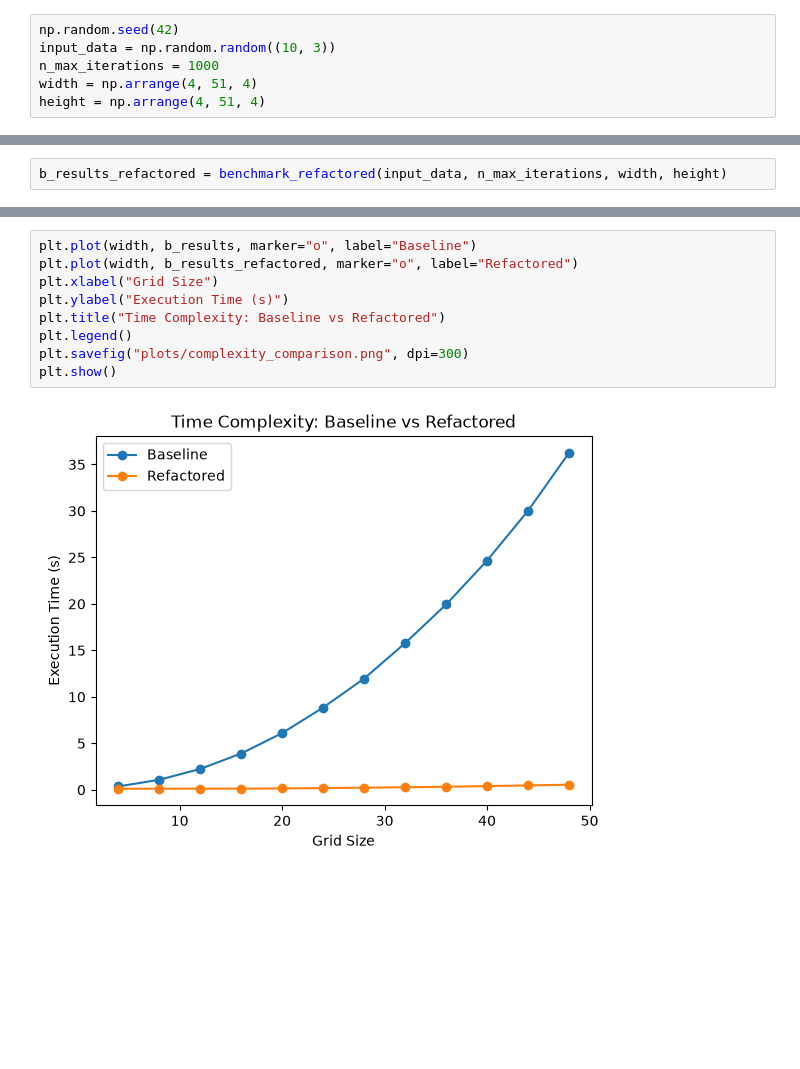
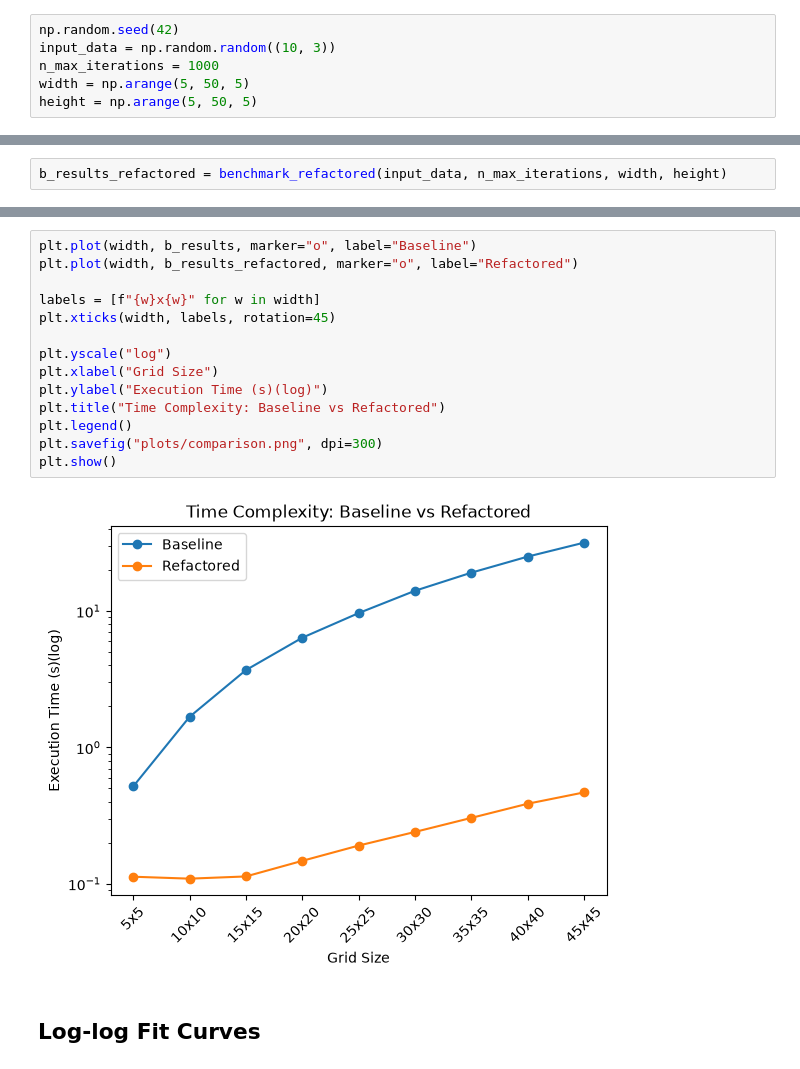
Before and after one commit to mhasanbulli/mantel-kohonen, a Jupyter notebook: benchmark.ipynb, the cells around one changed output, grey strips where cells are left out. Saved outputs shown, nothing was run; the diff lists cells and outputs as text; blank space fills up the shorter version.

```diff
--- a/benchmark.ipynb
+++ b/benchmark.ipynb
@@ -13,8 +13,8 @@ from kohonen_refactored import train as train_refactored, Config
 np.random.seed(42)
 input_data = np.random.random((10, 3))
 n_max_iterations = 1000
-width = np.arrange(4, 51, 4)
-height = np.arrange(4, 51, 4)
+width = np.arange(5, 50, 5)
+height = np.arange(5, 50, 5)
 # %% [markdown]
 ## Benchmarking Baseline `train()`
 # %%
@@ -76,11 +84,18 @@ plt.show()
 # %%
 plt.plot(width, b_results, marker="o", label="Baseline")
 plt.plot(width, b_results_refactored, marker="o", label="Refactored")
+
+labels = [f"{w}x{w}" for w in width]
+plt.xticks(width, labels, rotation=45)
+
+plt.yscale("log")
 plt.xlabel("Grid Size")
-plt.ylabel("Execution Time (s)")
+plt.ylabel("Execution Time (s)(log)")
 plt.title("Time Complexity: Baseline vs Refactored")
 plt.legend()
-plt.savefig("plots/complexity_comparison.png", dpi=300)
+plt.savefig("plots/comparison.png", dpi=300)
 plt.show()
 # %% [output]
-[figure, old version]
+[figure, new version]
+# %% [markdown]
+## Log-log Fit Curves
```
Also changed, not shown: parts of 3 cells of this notebook, 9 other files.
